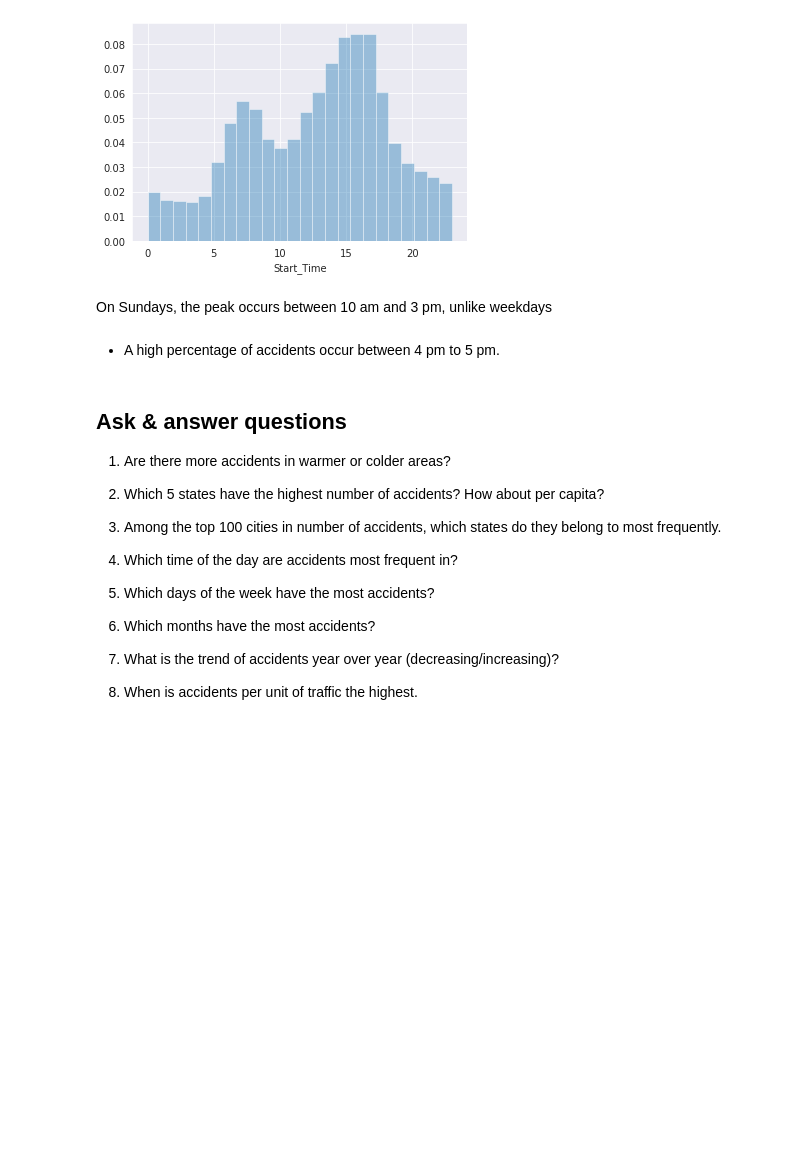
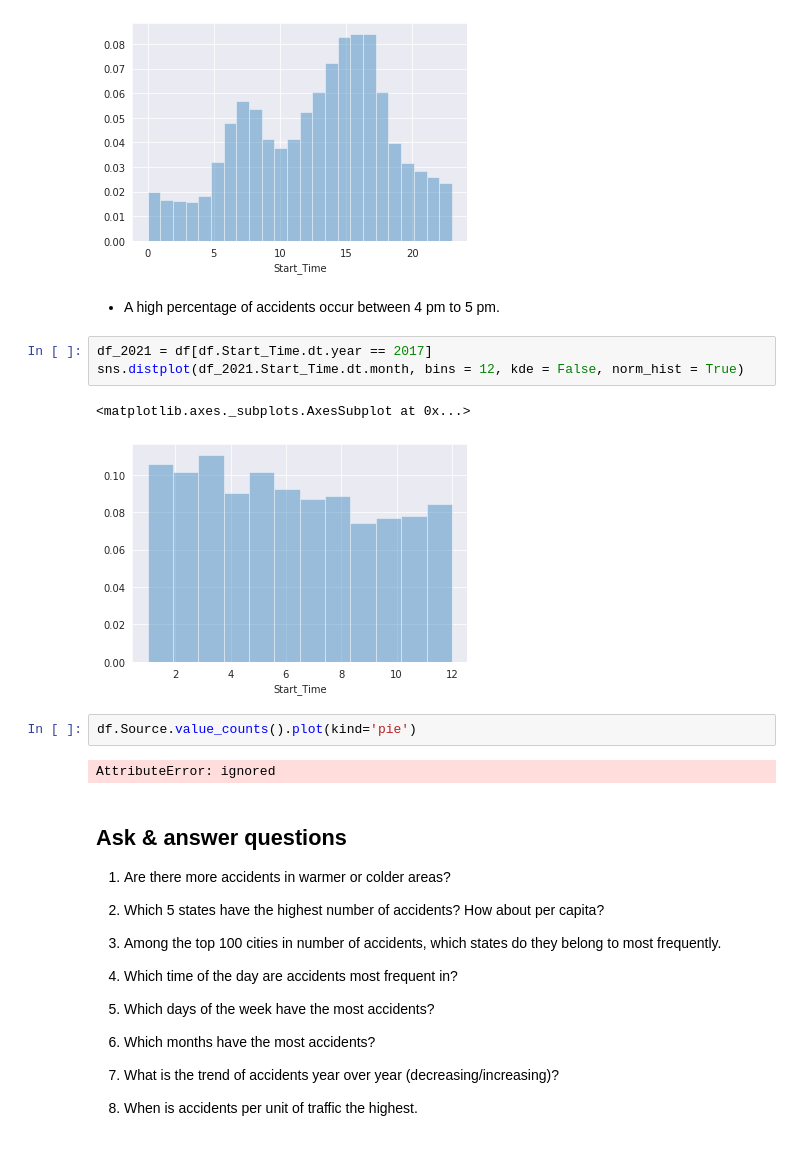
Before and after one commit to dilaraesmer/Exploratory_Data_Analysis_Project, a Jupyter notebook: us_accidents_analysis.ipynb, the cells around one changed output. Cells and saved outputs as stored; diff of their text form; blank space fills up the shorter version.

```diff
--- a/us_accidents_analysis.ipynb
+++ b/us_accidents_analysis.ipynb
@@ -363,10 +365,18 @@ sns.distplot(monday_start_time.dt.hour, bins = 24, kde = False, norm_hist = True
 # %% [output]
 <matplotlib.axes._subplots.AxesSubplot at 0x...>
 [figure]
-# %% [markdown]
-On Sundays, the peak occurs between 10 am and 3 pm, unlike weekdays
 # %% [markdown]
 - A high percentage of accidents occur between 4 pm to 5 pm.
+# %%
+df_2021 = df[df.Start_Time.dt.year == 2017]
+sns.distplot(df_2021.Start_Time.dt.month, bins = 12, kde = False, norm_hist = True)
+# %% [output]
+<matplotlib.axes._subplots.AxesSubplot at 0x...>
+[figure, added]
+# %%
+df.Source.value_counts().plot(kind='pie')
+# %% [output]
+AttributeError: ignored
 # %% [markdown]
 ## Ask & answer questions
 
```
Also changed, not shown: parts of 1 cell of this notebook.
